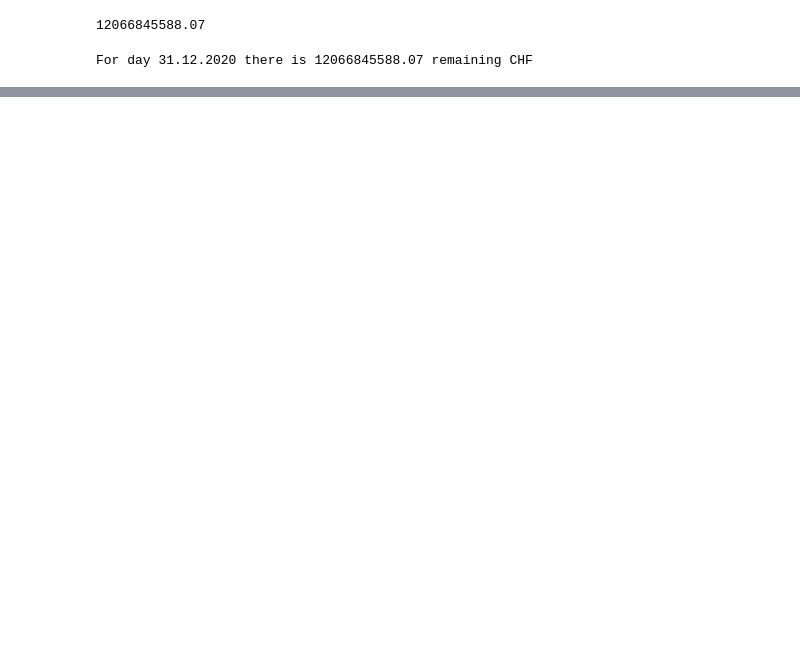
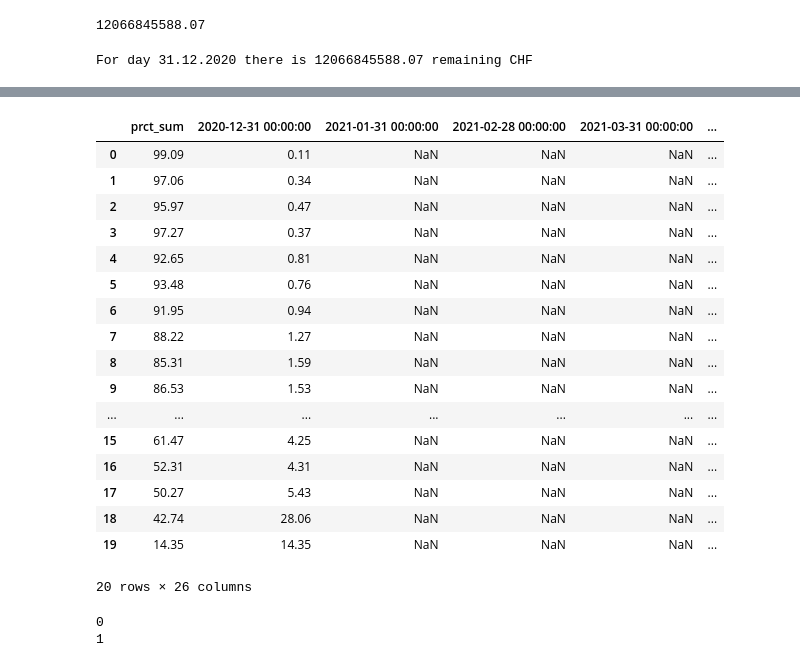
Before and after one commit to andrzej-konczyk/PwC_theforage, a Jupyter notebook: task 3/Quant_Finance_Modeling.ipynb, the cells around one changed output, grey strips where cells are left out. Cells and saved outputs as stored; diff of their text form; code cells hidden in the pictures; blank space fills up the shorter version.

Commit message:
Creation table for future predictions in task 3

```diff
--- a/task 3/Quant_Finance_Modeling.ipynb
+++ b/task 3/Quant_Finance_Modeling.ipynb
@@ -200,0 +231,5 @@ For day 31.12.2020 there is 12066845588.07 remaining CHF
+# %%
+base = datetime.datetime(2020,12,31)
+dates = [base+relativedelta(months=+x) for x in range(1,25)]
+dates = [x.strftime('%Y-%m-%d %H:%M:%S') for x in dates]
+dates
@@ -200,0 +254,5 @@ For day 31.12.2020 there is 12066845588.07 remaining CHF
+# %%
+#Creation of table of missing data
+
+future_table= pd.DataFrame(columns=dates, index=range(20))
+future_table
@@ -200,0 +281,36 @@ For day 31.12.2020 there is 12066845588.07 remaining CHF
+# %%
+#let's add percentage paid and last ready column to future column
+idx = 0
+future_table.insert(loc = idx , column = '2020-12-31 00:00:00', value = prct_new_no_sum['2020-12-31 00:00:00'])
+# %%
+future_table.insert(loc = idx , column = 'prct_sum', value = prct_new['prct_sum'])
+# %%
+future_table
+# %% [output]
+|  | prct_sum | 2020-12-31 00:00:00 | 2021-01-31 00:00:00 | 2021-02-28 00:00:00 | 2021-03-31 00:00:00 | ... |
+| 0 | 99.09 | 0.11 | NaN | NaN | NaN | ... |
+| 1 | 97.06 | 0.34 | NaN | NaN | NaN | ... |
+| 2 | 95.97 | 0.47 | NaN | NaN | NaN | ... |
+| 3 | 97.27 | 0.37 | NaN | NaN | NaN | ... |
+| 4 | 92.65 | 0.81 | NaN | NaN | NaN | ... |
+| 5 | 93.48 | 0.76 | NaN | NaN | NaN | ... |
+| 6 | 91.95 | 0.94 | NaN | NaN | NaN | ... |
+| 7 | 88.22 | 1.27 | NaN | NaN | NaN | ... |
+| 8 | 85.31 | 1.59 | NaN | NaN | NaN | ... |
+| 9 | 86.53 | 1.53 | NaN | NaN | NaN | ... |
+| ... | ... | ... | ... | ... | ... | ... |
+| 15 | 61.47 | 4.25 | NaN | NaN | NaN | ... |
+| 16 | 52.31 | 4.31 | NaN | NaN | NaN | ... |
+| 17 | 50.27 | 5.43 | NaN | NaN | NaN | ... |
+| 18 | 42.74 | 28.06 | NaN | NaN | NaN | ... |
+| 19 | 14.35 | 14.35 | NaN | NaN | NaN | ... |
+20 rows × 26 columns
+# %%
+index = future_table.index
+
+for i in index:
+    if i < 2:
+        print(i)
+# %% [output]
+0
+1
```
Also changed, not shown: parts of 8 cells of this notebook, 1 other file.
